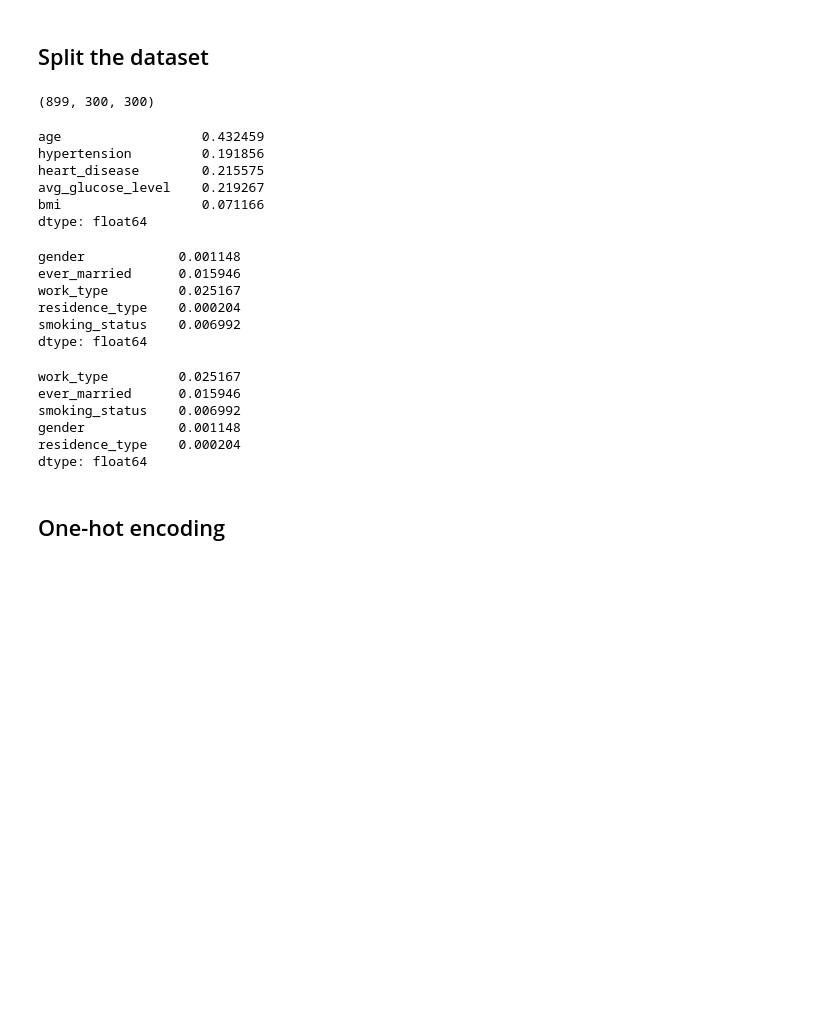
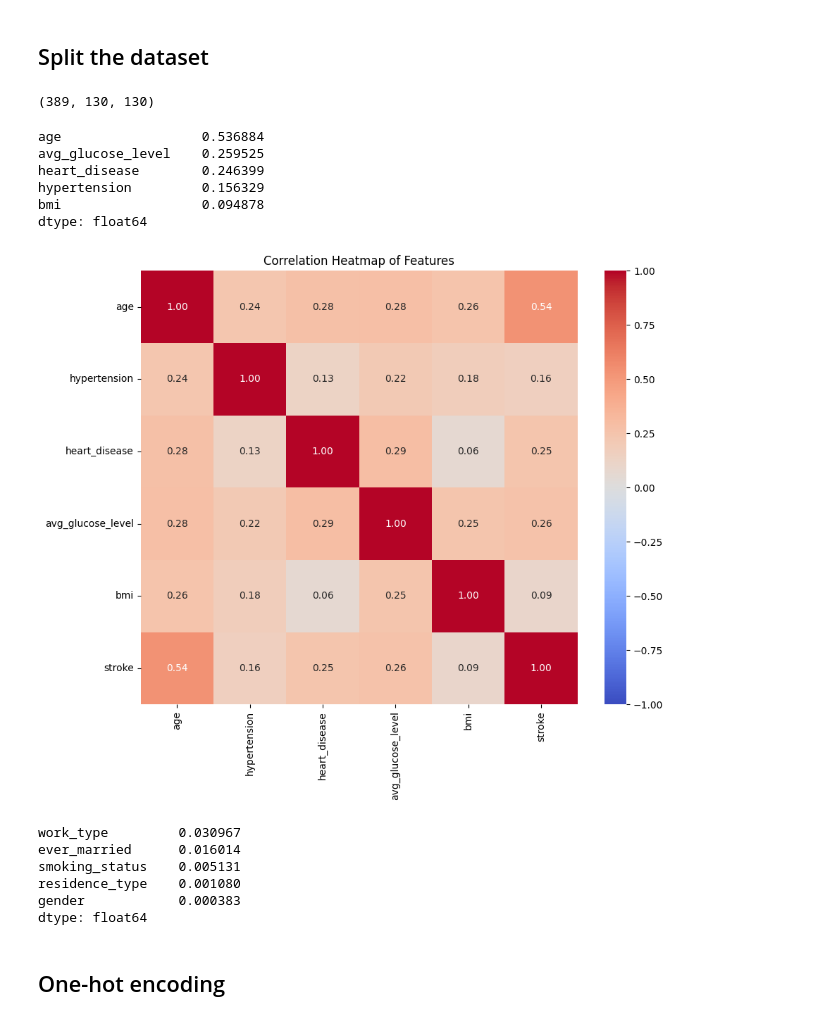
Before and after one commit to lucas-guillet/Mushroom-Edible-Predict, a Jupyter notebook: notebook.ipynb, the cells around one changed output. Saved outputs shown, nothing was run; the diff lists cells and outputs as text; code cells hidden in the pictures; blank space fills up the shorter version.

```diff
--- a/notebook.ipynb
+++ b/notebook.ipynb
@@ -177,7 +179,7 @@ df_stroke_0 = df[df['stroke'] == 0]
 # %%
 # Set the size of the groups based on the desired ratio
 n_stroke_1 = len(df_stroke_1)
-n_stroke_0 = 1250  # Desired size for approx. 16% of stroke = 1 in the new dataset
+n_stroke_0 = 400  # Desired size for approx. 16% of stroke = 1 in the new dataset
 # %%
 # Downsample the stroke = 0 group to balance the dataset
 df_stroke_0_resampled = resample(
@@ -210,7 +212,7 @@ df_train, df_val = train_test_split(df_full_train, test_size=0.25, random_state=
 # %%
 len(df_train), len(df_val), len(df_test)
 # %% [output]
-(899, 300, 300)
+(389, 130, 130)
 # %%
 df_train = df_train.reset_index(drop=True)
 df_val = df_val.reset_index(drop=True)
@@ -224,22 +226,31 @@ del df_train['stroke']
 del df_val['stroke']
 del df_test['stroke']
 # %%
-df_full_train[numerical].corrwith(df_full_train.stroke)
+df_full_train[numerical].corrwith(df_full_train.stroke).sort_values(ascending=False)
 # %% [output]
-age                  0.432459
-hypertension         0.191856
-heart_disease        0.215575
-avg_glucose_level    0.219267
-bmi                  0.071166
+age                  0.536884
+avg_glucose_level    0.259525
+heart_disease        0.246399
+hypertension         0.156329
+bmi                  0.094878
 dtype: float64
+# %%
+num_columns = df_full_train.select_dtypes(include=['number'])
+correlation = num_columns.corr()
+plt.figure(figsize=(10, 8))
+sns.heatmap(correlation, annot=True, fmt=".2f", cmap="coolwarm", vmin=-1, vmax=1)
+plt.title("Correlation Heatmap of Features")
+plt.show()
+# %% [output]
+[figure, added]
 # %%
 from sklearn.metrics import mutual_info_score
 # %%
-df_full_train[categorical].apply(lambda x: mutual_info_score(x, df_full_train.stroke))
+df_full_train[categorical].apply(lambda x: mutual_info_score(x, df_full_train.stroke)).sort_values(ascending=False)
 # %% [output]
-gender            0.001148
-ever_married      0.015946
-work_type         0.025167
-residence_type    0.000204
-smoking_status    0.006992
+work_type         0.030967
+ever_married      0.016014
+smoking_status    0.005131
+residence_type    0.001080
+gender            0.000383
 dtype: float64
@@ -249,13 +257,3 @@ def mutual_info_churn_score(series):
-# %%
-mi = df_full_train[categorical].apply(mutual_info_churn_score)
-mi.sort_values(ascending=False)
-# %% [output]
-work_type         0.025167
-ever_married      0.015946
-smoking_status    0.006992
-gender            0.001148
-residence_type    0.000204
-dtype: float64
 # %% [markdown]
 ## One-hot encoding
 # %%
```
Also changed, not shown: parts of 7 cells of this notebook.
